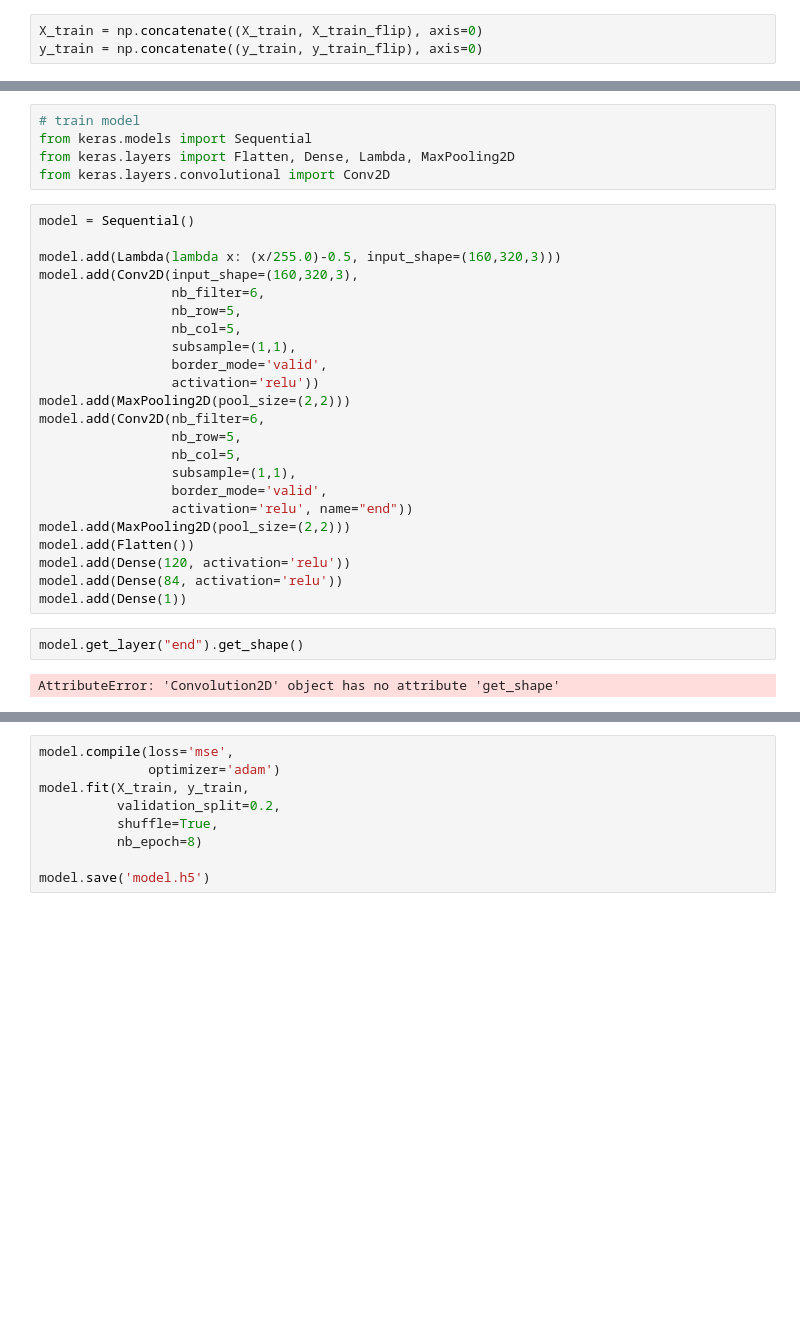
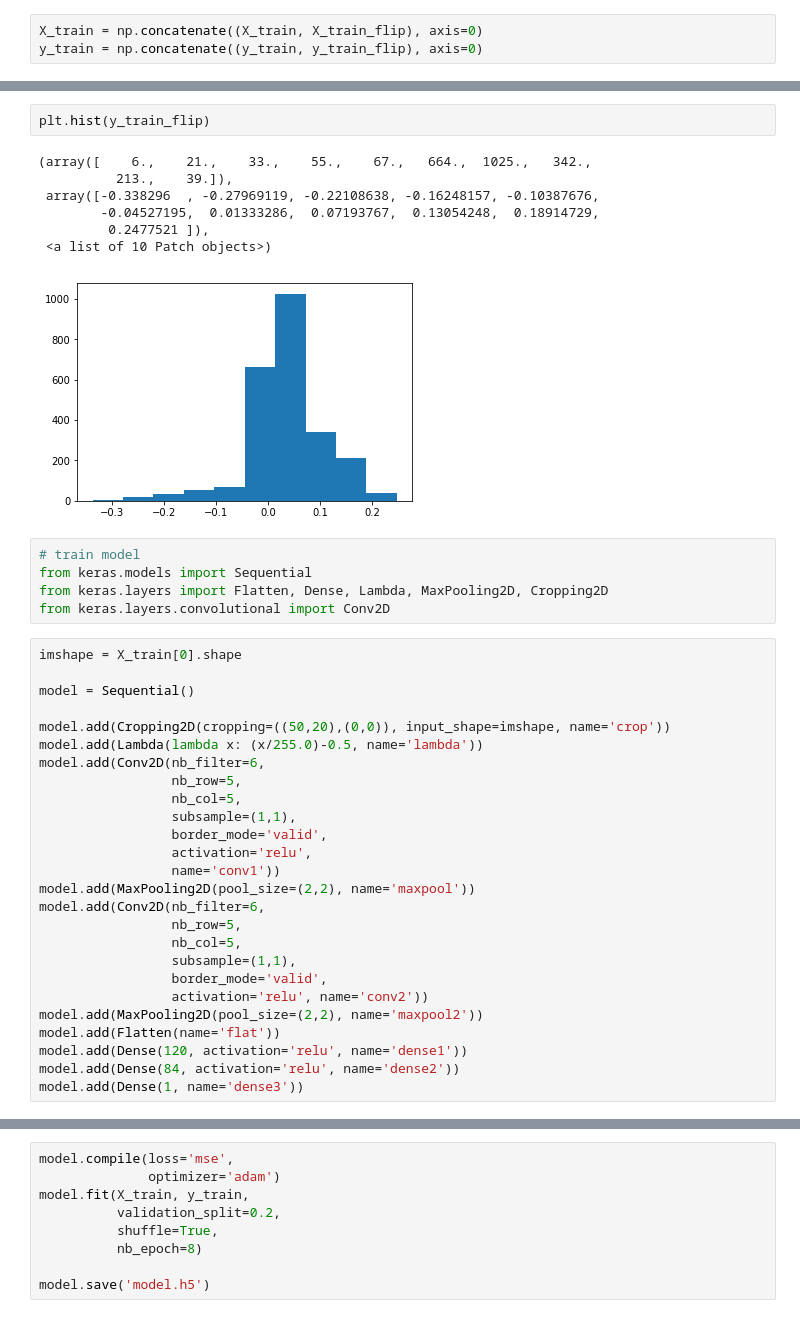
Before and after one commit to AeroGeekDean/CarND-Behavioral-Cloning-P3, a Jupyter notebook: scratchpad.ipynb, the cells around one changed output, grey strips where cells are left out. Drawn from its saved outputs; the diff is of its cells as text; blank space fills up the shorter version.

```diff
--- a/scratchpad.ipynb
+++ b/scratchpad.ipynb
@@ -48,32 +118,41 @@ y_train = np.concatenate((y_train, y_train_flip), axis=0)
+# %%
+plt.hist(y_train_flip)
+# %% [output]
+(array([    6.,    21.,    33.,    55.,    67.,   664.,  1025.,   342.,
+          213.,    39.]),
+ array([-0.338296  , -0.27969119, -0.22108638, -0.16248157, -0.10387676,
+        -0.04527195,  0.01333286,  0.07193767,  0.13054248,  0.18914729,
+         0.2477521 ]),
+ <a list of 10 Patch objects>)
+[figure, added]
 # %%
 # train model
 from keras.models import Sequential
-from keras.layers import Flatten, Dense, Lambda, MaxPooling2D
+from keras.layers import Flatten, Dense, Lambda, MaxPooling2D, Cropping2D
 from keras.layers.convolutional import Conv2D
 # %%
+imshape = X_train[0].shape
+
 model = Sequential()
 
-model.add(Lambda(lambda x: (x/255.0)-0.5, input_shape=(160,320,3)))
-model.add(Conv2D(input_shape=(160,320,3),
-                 nb_filter=6,
-                 nb_row=5,
-                 nb_col=5,
-                 subsample=(1,1),
-                 border_mode='valid',
-                 activation='relu'))
-model.add(MaxPooling2D(pool_size=(2,2)))
+model.add(Cropping2D(cropping=((50,20),(0,0)), input_shape=imshape, name='crop'))
+model.add(Lambda(lambda x: (x/255.0)-0.5, name='lambda'))
 model.add(Conv2D(nb_filter=6,
                  nb_row=5,
                  nb_col=5,
                  subsample=(1,1),
                  border_mode='valid',
-                 activation='relu', name="end"))
-model.add(MaxPooling2D(pool_size=(2,2)))
-model.add(Flatten())
-model.add(Dense(120, activation='relu'))
-model.add(Dense(84, activation='relu'))
-model.add(Dense(1))
+                 activation='relu',
+                 name='conv1'))
+model.add(MaxPooling2D(pool_size=(2,2), name='maxpool'))
+model.add(Conv2D(nb_filter=6,
+                 nb_row=5,
+                 nb_col=5,
+                 subsample=(1,1),
+                 border_mode='valid',
+                 activation='relu', name='conv2'))
+model.add(MaxPooling2D(pool_size=(2,2), name='maxpool2'))
+model.add(Flatten(name='flat'))
+model.add(Dense(120, activation='relu', name='dense1'))
+model.add(Dense(84, activation='relu', name='dense2'))
+model.add(Dense(1, name='dense3'))
-# %%
-model.get_layer("end").get_shape()
-# %% [output]
-AttributeError: 'Convolution2D' object has no attribute 'get_shape'
```
Also changed, not shown: parts of 15 cells of this notebook, 1 other file.
